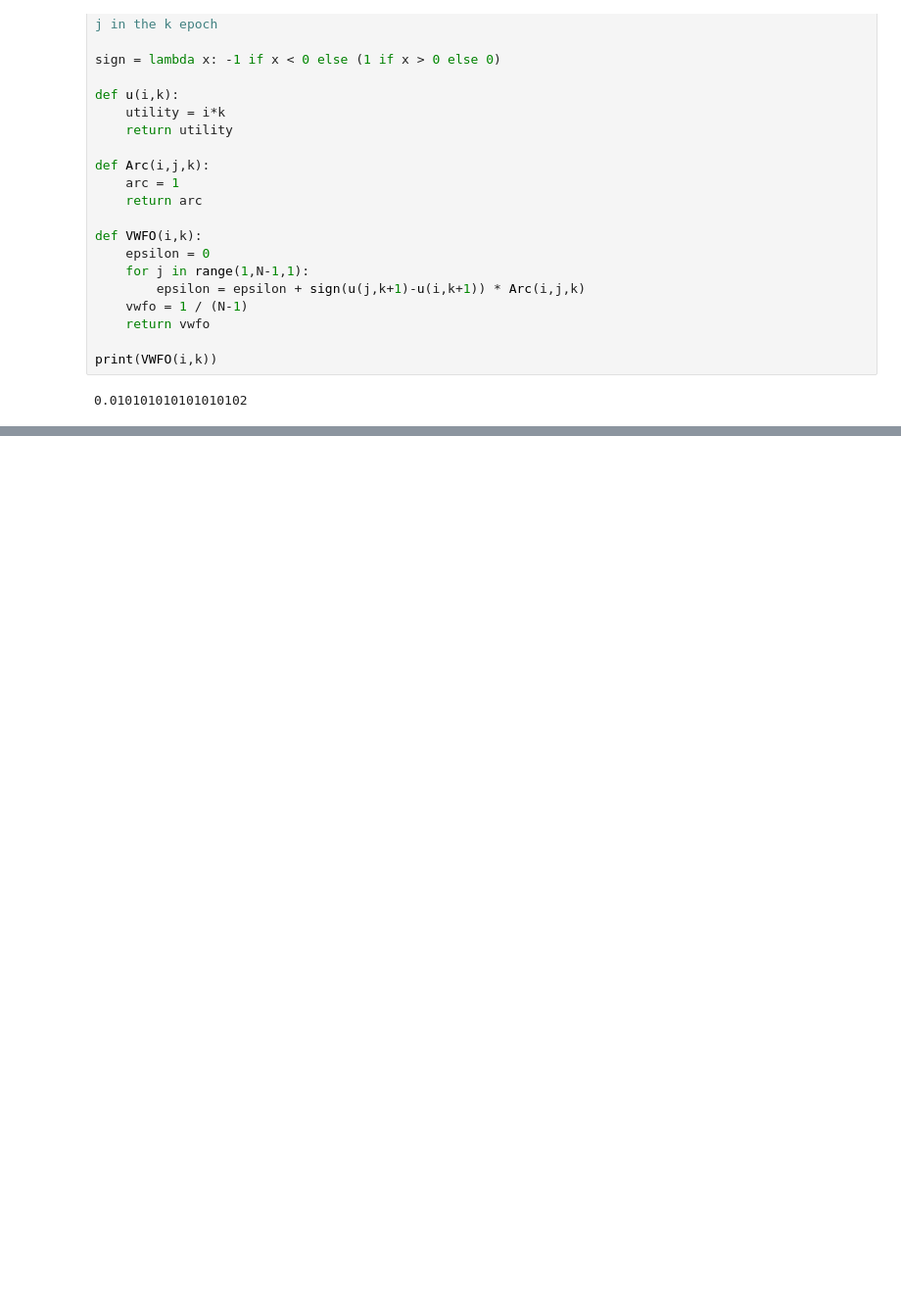
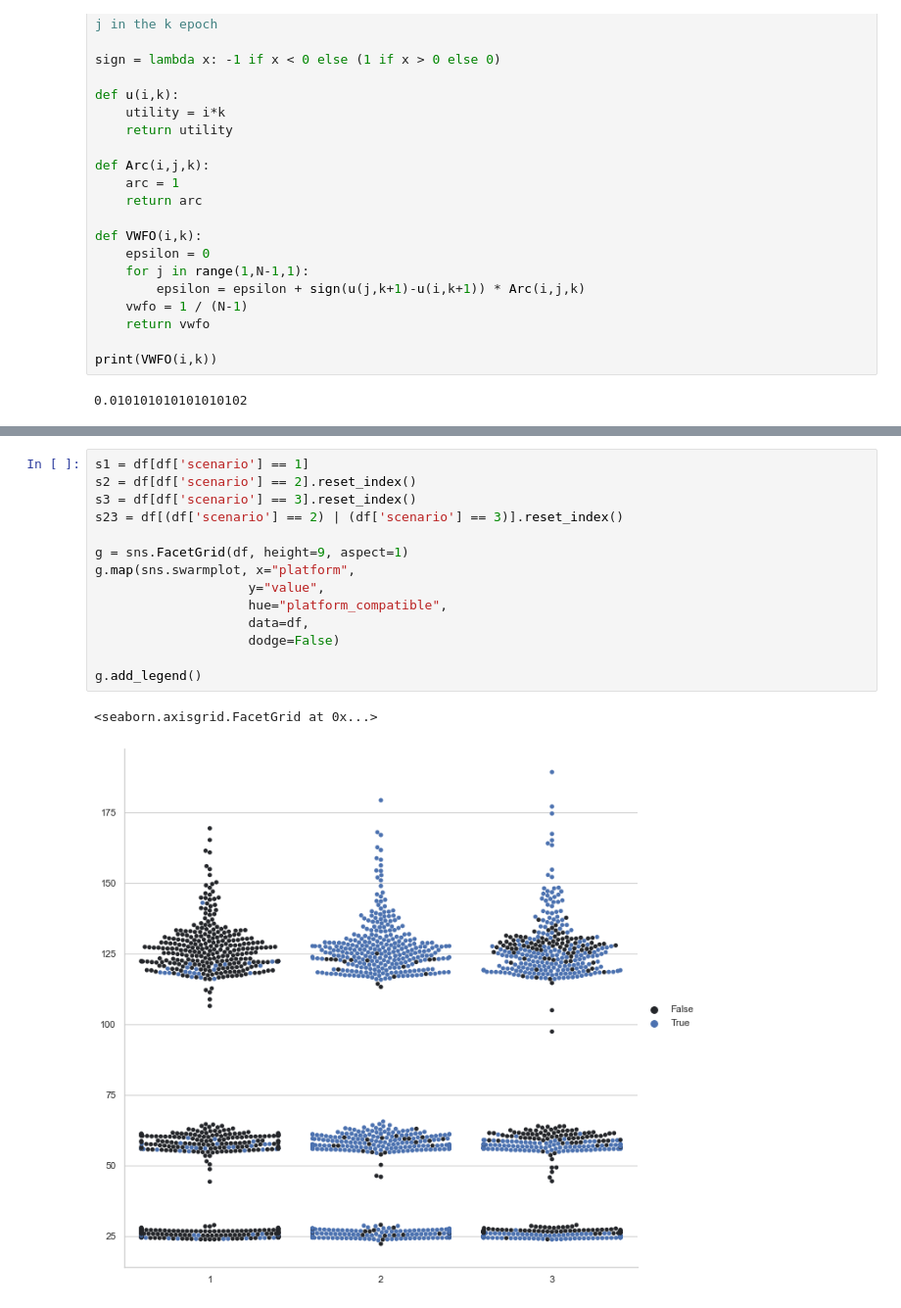
Before and after one commit to sed-group/VISP-Core, a Jupyter notebook: vwfo/vwfo.ipynb, the cells around one changed output, grey strips where cells are left out. Shown at 98% size. Saved outputs shown, nothing was run; the diff lists cells and outputs as text; blank space fills up the shorter version.

```diff
--- a/vwfo/vwfo.ipynb
+++ b/vwfo/vwfo.ipynb
@@ -687,0 +799,17 @@ plt.show()
+# %%
+s1 = df[df['scenario'] == 1]
+s2 = df[df['scenario'] == 2].reset_index()
+s3 = df[df['scenario'] == 3].reset_index()
+s23 = df[(df['scenario'] == 2) | (df['scenario'] == 3)].reset_index()
+
+g = sns.FacetGrid(df, height=9, aspect=1)
+g.map(sns.swarmplot, x="platform",
+                    y="value",
+                    hue="platform_compatible",
+                    data=df,
+                    dodge=False)
+
+g.add_legend()
+# %% [output]
+<seaborn.axisgrid.FacetGrid at 0x...>
+[figure, added]
```
Also changed, not shown: parts of 39 cells of this notebook, 4 other files.
